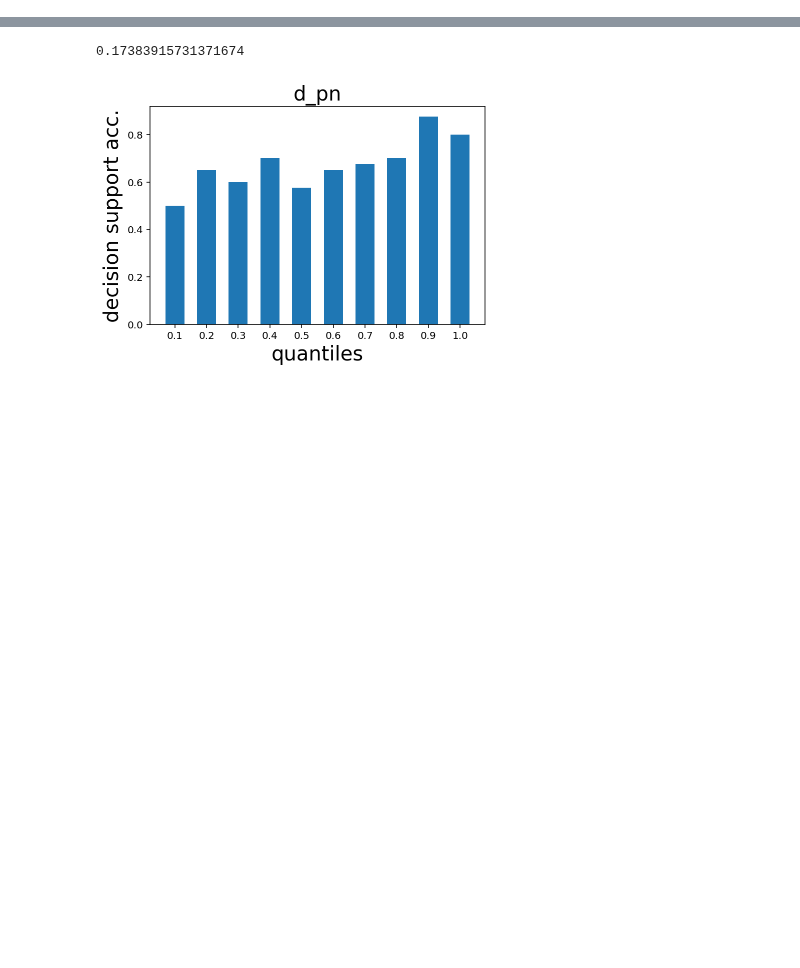
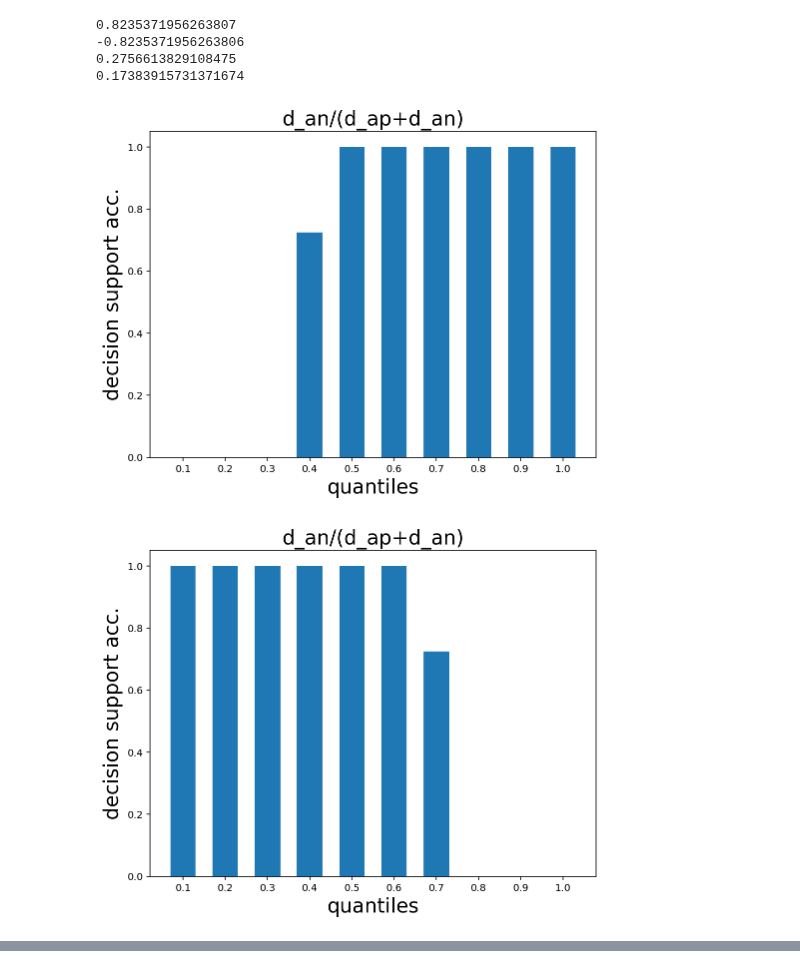
Before and after one commit to harry-tian/ai-driven-tutorial, a Jupyter notebook: scratch.ipynb, the cells around one changed output, grey strips where cells are left out. Drawn from its saved outputs; the diff is of its cells as text; code cells hidden in the pictures; blank space fills up the shorter version.

```diff
--- a/scratch.ipynb
+++ b/scratch.ipynb
@@ -175,11 +142,11 @@ y_train = np.array([x[1] for x in train])
 y_test = np.array([x[1] for x in test])
 y_pred = y_test
 # %%
-def decision_support(x_train, y_train, x_test, y_test, examples, weights, powers):
+def get_dists_syn(x_train, y_train, x_test, y_test, examples, weights, powers):
     """ decision support acc given examples and weights to human distance """
     correct = 0
     err = []
-    preds = []
+    dap, dan, dpn, pred_correct = [],[],[], []
     m = []
     for test_idx, examples_idx in enumerate(examples):
         examples_idx = examples_idx.flatten()
@@ -193,23 +160,21 @@ def decision_support(x_train, y_train, x_test, y_test, examples, weights, powers
         y_pred = y_train[examples_idx[np.argmin(dists)]]
         if y_pred == y_test[test_idx]:
             correct += 1
-            preds.append(1)
+            pred_correct.append(1)
         else:
             err.append([test_idx, examples_idx[0], examples_idx[1]])
-            preds.append(0)
+            pred_correct.append(0)
 
-        m.append(metrics(ref, x_train[examples_idx[0]], x_train[examples_idx[1]], dists, dist_fn))
+        d1, d2 = dists
+        d12 = dist_fn(x_train[examples_idx[0]], x_train[examples_idx[1]])
+        dap.append(d1)
+        dan.append(d2)
+        dpn.append(d12)
 
-    return correct/len(y_test), np.array(preds), np.array(m)
-
-def metrics(ref, e1, e2, dists, dist_fn):
-    """ return metric to calculate correlation """
-    d1, d2 = dists
-    metric_2 = d1/(d1+d2)
-    metric_3 = d2/(d1+d2)
-    metric_4 = abs(d1-d2)
-    metric_5 = dist_fn(e1, e2)
-
-    return np.array([metric_2, metric_3, metric_4, metric_5]).flatten()
+    pred_correct = np.array(pred_correct)
+    dap = np.array(dap).flatten()
+    dan = np.array(dan).flatten()
+    dpn = np.array(dpn).flatten()
+    return dap, dan, dpn, pred_correct
 # %%
 weights, powers = [0,0,1,1], [2,2]
@@ -219,4 +182,13 @@ results = evals.syn_evals(z_train, y_train, z_test, y_test, y_pred, syn_x_train,
 euc_dist_M = evals.euclidean_distances(z_test,z_train)
 NINO = evals.get_NINO(euc_dist_M, y_train, y_pred, 1)
 # NINO = evals.get_NIFO(euc_dist_M, y_train, y_pred, 1)
-NINO_ds_acc, preds, m = decision_support(syn_x_train, y_train, syn_x_test, y_test, NINO, weights, powers)
+dap, dan, dpn, pred_correct = get_dists_syn(syn_x_train, y_train, syn_x_test, y_test, NINO, weights, powers)
+# %%
+plot_corr(dap, dan, dpn, pred_correct)
+# %% [output]
+0.8235371956263807
+-0.8235371956263806
+0.2756613829108475
+0.17383915731371674
+[figure, added]
+[figure, added]
@@ -223,12 +215,9 @@ NINO_ds_acc, preds, m = decision_support(syn_x_train, y_train, syn_x_test, y_tes
 # %%
 data = m[:,3]
 title = "d_pn"
-m_quants = quant_bars(preds, data)
+m_quants = quant_bars(pred_correct, data)
 plot_quants(m_quants, title)
-corr(preds, data)
+corr(pred_correct, data)
-# %% [output]
-0.17383915731371674
-[figure, removed]
 # %%
 SMALL_SIZE = 15
 MEDIUM_SIZE = 20
```
Also changed, not shown: parts of 28 cells of this notebook, 2 other files.
